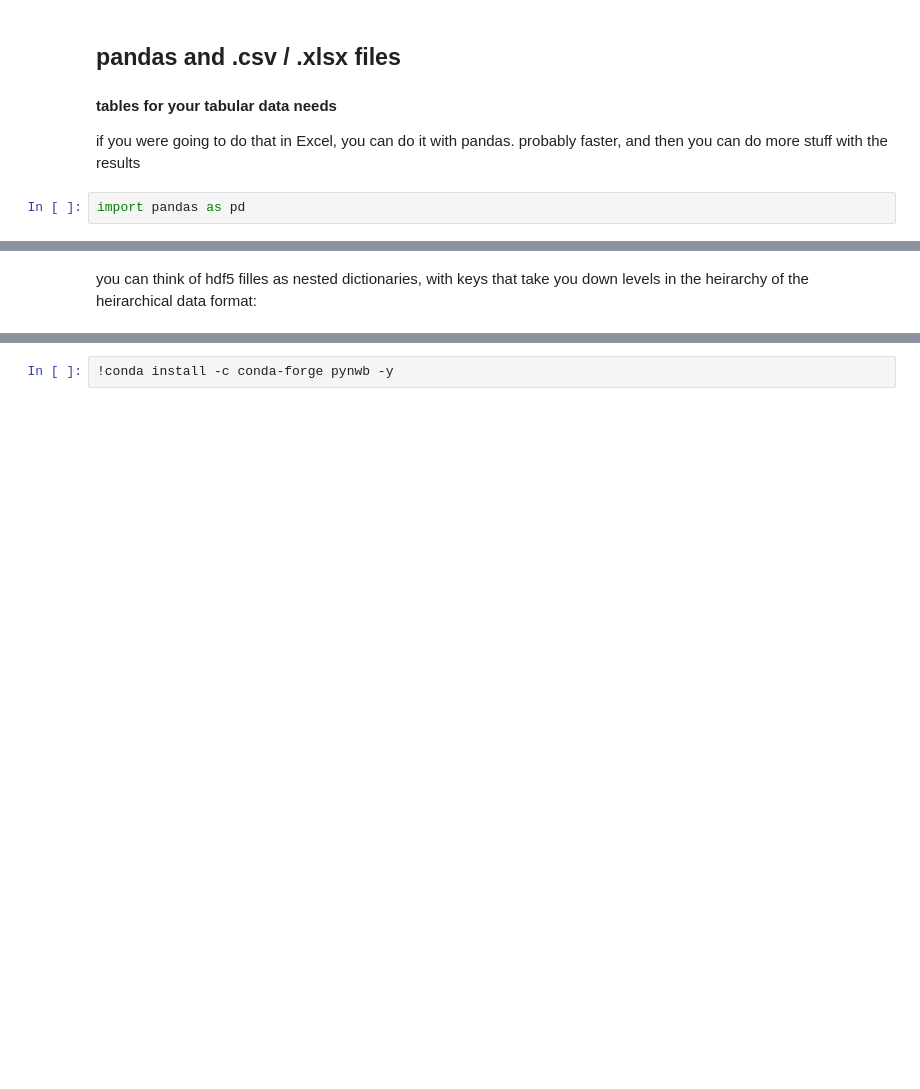
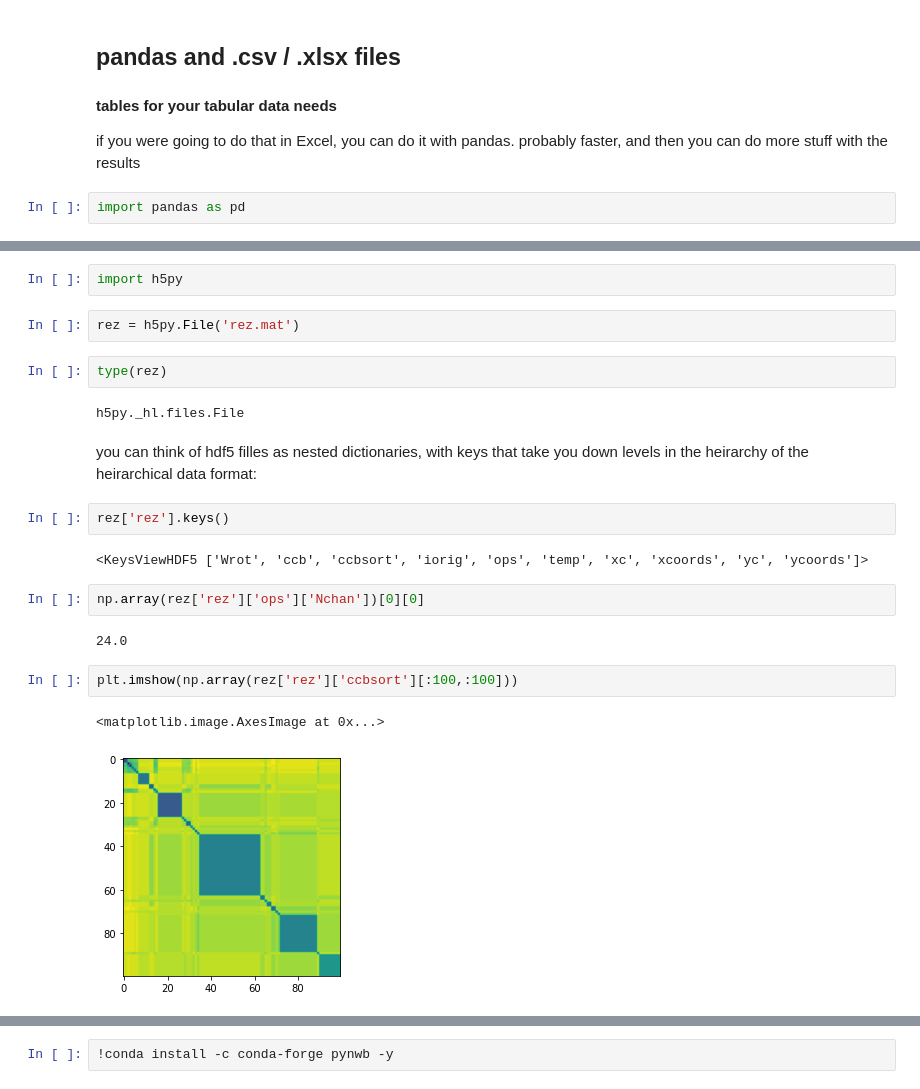
Before and after one commit to CU-NRSC-7657/NRSC7657, a Jupyter notebook: Week2/DataTypes_FlowControl.ipynb, the cells around one changed output, grey strips where cells are left out. Drawn from its saved outputs; the diff is of its cells as text; blank space fills up the shorter version.

```diff
--- a/Week2/DataTypes_FlowControl.ipynb
+++ b/Week2/DataTypes_FlowControl.ipynb
@@ -161,5 +373,26 @@ several data formates commonly used in neuroscience are in fact based on hdf5, i
+# %%
+import h5py
+# %%
+rez = h5py.File('rez.mat')
+# %%
+type(rez)
+# %% [output]
+h5py._hl.files.File
 # %% [markdown]
 you can think of hdf5 filles as nested dictionaries, with keys that take you down levels in the heirarchy of the heirarchical data format:
+# %%
+rez['rez'].keys()
+# %% [output]
+<KeysViewHDF5 ['Wrot', 'ccb', 'ccbsort', 'iorig', 'ops', 'temp', 'xc', 'xcoords', 'yc', 'ycoords']>
+# %%
+np.array(rez['rez']['ops']['Nchan'])[0][0]
+# %% [output]
+24.0
+# %%
+plt.imshow(np.array(rez['rez']['ccbsort'][:100,:100]))
+# %% [output]
+<matplotlib.image.AxesImage at 0x...>
+[figure, added]
 # %% [markdown]
 ## Neurodata Without Borders
 #### a unified format for neuroscience data
```
Also changed, not shown: parts of 60 cells of this notebook, 6 other files.
